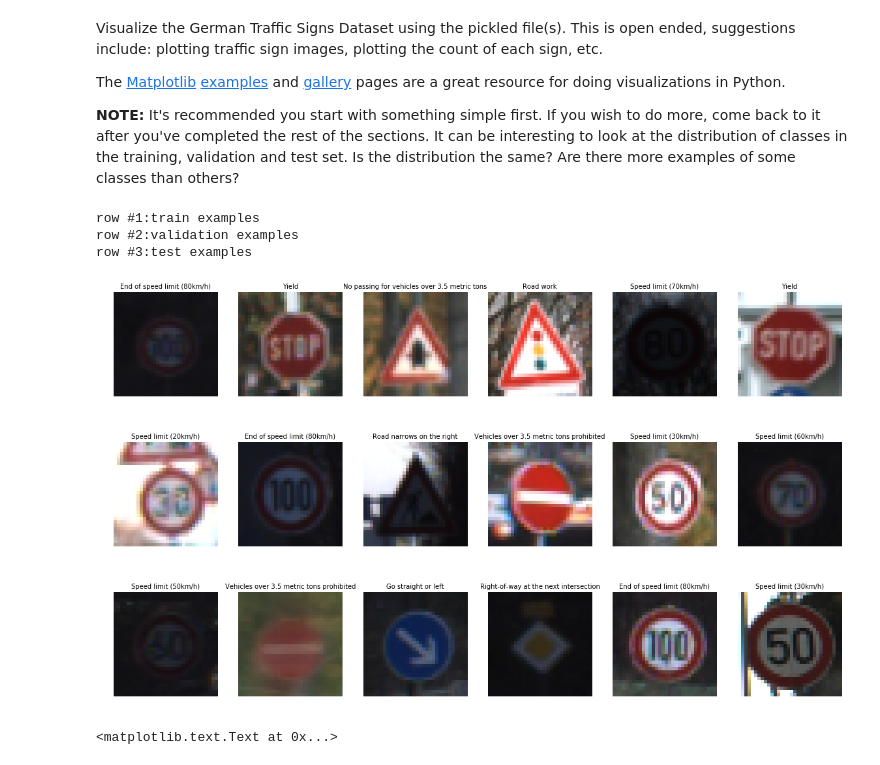
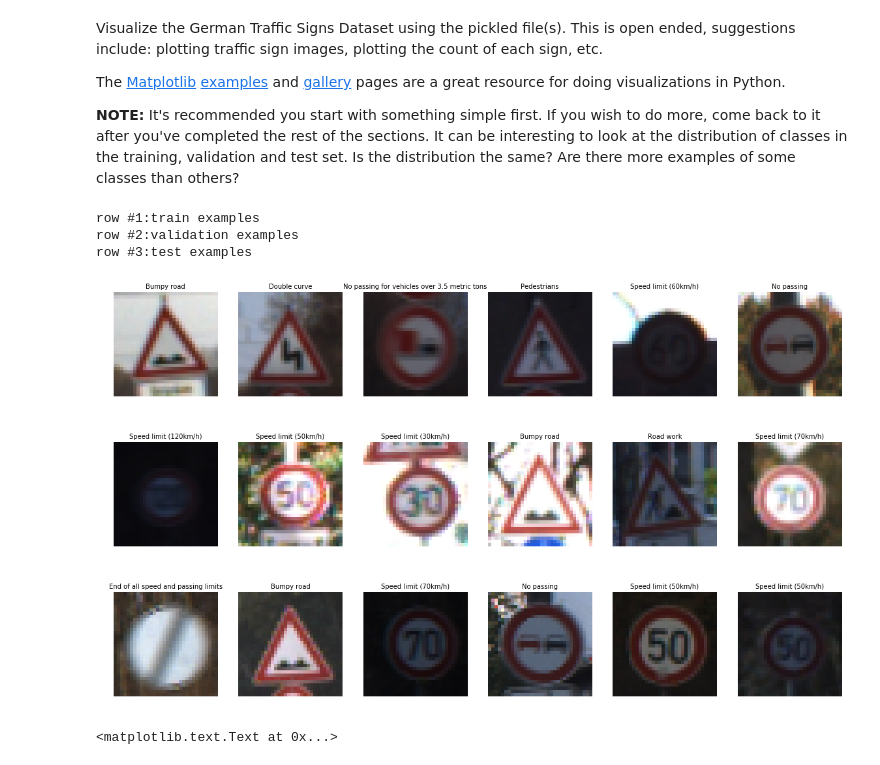
Before and after one commit to nickpoerio/CarND-Traffic-Sign-Classifier-Project, a Jupyter notebook: Traffic_Sign_Classifier.ipynb, the cells around one changed output. Cells and saved outputs as stored; diff of their text form; code cells hidden in the pictures.

Commit message:
to be trained

```diff
--- a/Traffic_Sign_Classifier.ipynb
+++ b/Traffic_Sign_Classifier.ipynb
@@ -95,7 +95,6 @@ The [Matplotlib](http://matplotlib.org/) [examples](http://matplotlib.org/exampl
 **NOTE:** It's recommended you start with something simple first. If you wish to do more, come back to it after you've completed the rest of the sections. It can be interesting to look at the distribution of classes in the training, validation and test set. Is the distribution the same? Are there more examples of some classes than others?
 # %%
 import matplotlib.pyplot as plt
-import random
 import csv
 # Visualizations will be shown in the notebook.
 %matplotlib inline
@@ -104,43 +103,44 @@ import csv
 with open( './signnames.csv', 'rt') as f:
     labels = list(csv.reader(f))
 #
 fgsz=(20,5)
+np.random.seed(8)
 print('row #1:train examples')
 print('row #2:validation examples')
 print('row #3:test examples')
 # visualize randomly sampled train examples
-img_rdm_tset=random.sample(range(n_train), k=6)
+img_rdm_trset=np.random.randint(1,high=n_train, size=6)
 plt.figure(figsize=fgsz)
-for i,n in enumerate(img_rdm_tset):
+for i,n in enumerate(img_rdm_trset):
     plt.subplot(1,6,i+1)
     plt.axis('off')
-    plt.title(labels[y_train[n]][1],fontdict={'fontsize':10})
+    plt.title(labels[y_train[n]+1][1],fontdict={'fontsize':10})
     plt.imshow(X_train[n])
 #
 # visualize randomly sampled validation examples
-img_rdm_vset=random.sample(range(n_validation), k=6)
+img_rdm_vset=np.random.randint(1,high=n_validation, size=6)
 plt.figure(figsize=fgsz)
 for i,n in enumerate(img_rdm_vset):
     plt.subplot(1,6,i+1)
     plt.axis('off')
-    plt.title(labels[y_valid[n]][1],fontdict={'fontsize':10})
+    plt.title(labels[y_valid[n]+1][1],fontdict={'fontsize':10})
     plt.imshow(X_valid[n])
 #
 # visualize randomly sampled test examples
-img_rdm_teset=random.sample(range(n_test), k=6)
+img_rdm_teset=np.random.randint(1,high=n_test, size=6)
 plt.figure(figsize=fgsz)
 for i,n in enumerate(img_rdm_teset):
     plt.subplot(1,6,i+1)
     plt.axis('off')
-    plt.title(labels[y_test[n]][1],fontdict={'fontsize':10})
+    plt.title(labels[y_test[n]+1][1],fontdict={'fontsize':10})
     plt.imshow(X_test[n])
 # %% [output]
 row #1:train examples
 row #2:validation examples
 row #3:test examples
-[figure, old version]
+[figure, new version]
-[figure, old version]
+[figure, new version]
-[figure, old version]
+[figure, new version]
 # %%
 plt.figure(figsize=(15,5))
 plt.subplot(1,3,1)
```
Also changed, not shown: parts of 10 cells of this notebook.
